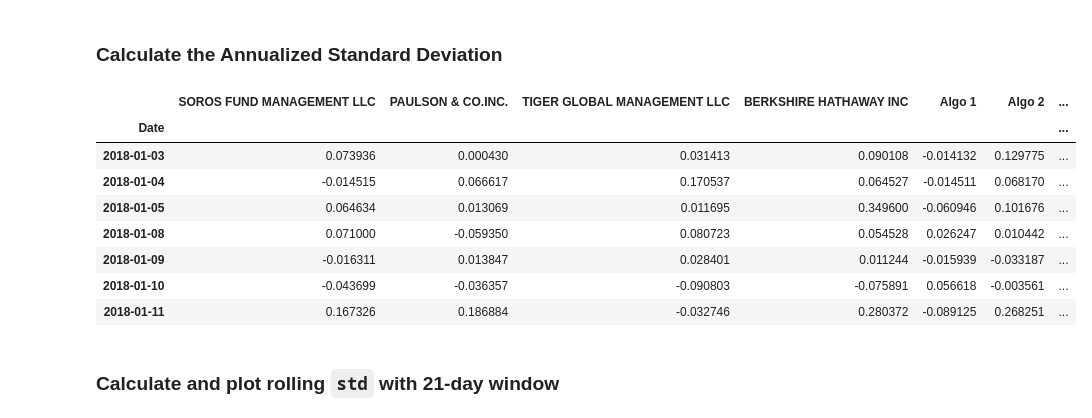
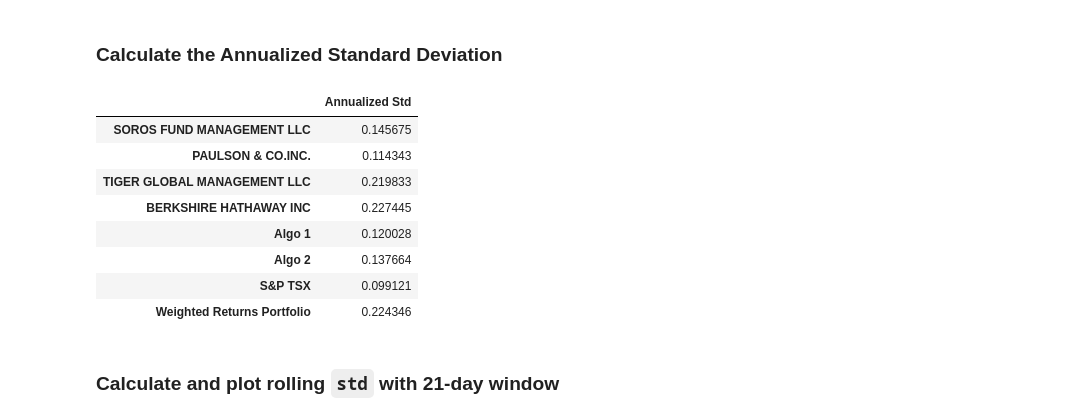
Before and after one commit to Jude-Y/Python-Pandas, a Jupyter notebook: whale_analysis.ipynb, the cells around one changed output. Cells and saved outputs as stored; diff of their text form; code cells hidden in the pictures.

```diff
--- a/whale_analysis.ipynb
+++ b/whale_analysis.ipynb
@@ -543,0 +570,4 @@ joined_returns_df = pd.concat(
+# %%
+# Calculate the daily standard deviations of both combined portfolio
+
+daily_std_both_portfolio = pd.DataFrame(joined_returns_df.std()).rename(columns = {0:"Daily Std"}); daily_std_both_portfolio
@@ -546,17 +606,17 @@ joined_returns_df = pd.concat(
 # %%
 # Calculate the annualized `std`
 
-annualized_std_df = joined_returns_df * np.sqrt(252); annualized_std_df.head(7)
+annualized_std_df = daily_std_both_portfolio.rename(columns = {"Daily Std": "Annualized Std"}) * np.sqrt(252); annualized_std_df.head(8)
 # %% [output]
-|  | SOROS FUND MANAGEMENT LLC | PAULSON & CO.INC. | TIGER GLOBAL MANAGEMENT LLC | BERKSHIRE HATHAWAY INC | Algo 1 | Algo 2 | ... |
-| Date |  |  |  |  |  |  | ... |
-| 2018-01-03 | 0.073936 | 0.000430 | 0.031413 | 0.090108 | -0.014132 | 0.129775 | ... |
-| 2018-01-04 | -0.014515 | 0.066617 | 0.170537 | 0.064527 | -0.014511 | 0.068170 | ... |
-| 2018-01-05 | 0.064634 | 0.013069 | 0.011695 | 0.349600 | -0.060946 | 0.101676 | ... |
-| 2018-01-08 | 0.071000 | -0.059350 | 0.080723 | 0.054528 | 0.026247 | 0.010442 | ... |
-| 2018-01-09 | -0.016311 | 0.013847 | 0.028401 | 0.011244 | -0.015939 | -0.033187 | ... |
-| 2018-01-10 | -0.043699 | -0.036357 | -0.090803 | -0.075891 | 0.056618 | -0.003561 | ... |
-| 2018-01-11 | 0.167326 | 0.186884 | -0.032746 | 0.280372 | -0.089125 | 0.268251 | ... |
+|  | Annualized Std |
+| SOROS FUND MANAGEMENT LLC | 0.145675 |
+| PAULSON & CO.INC. | 0.114343 |
+| TIGER GLOBAL MANAGEMENT LLC | 0.219833 |
+| BERKSHIRE HATHAWAY INC | 0.227445 |
+| Algo 1 | 0.120028 |
+| Algo 2 | 0.137664 |
+| S&P TSX | 0.099121 |
+| Weighted Returns Portfolio | 0.224346 |
 # %% [markdown]
 ### Calculate and plot rolling `std` with 21-day window
 # %%
```
Also changed, not shown: parts of 13 cells of this notebook.
